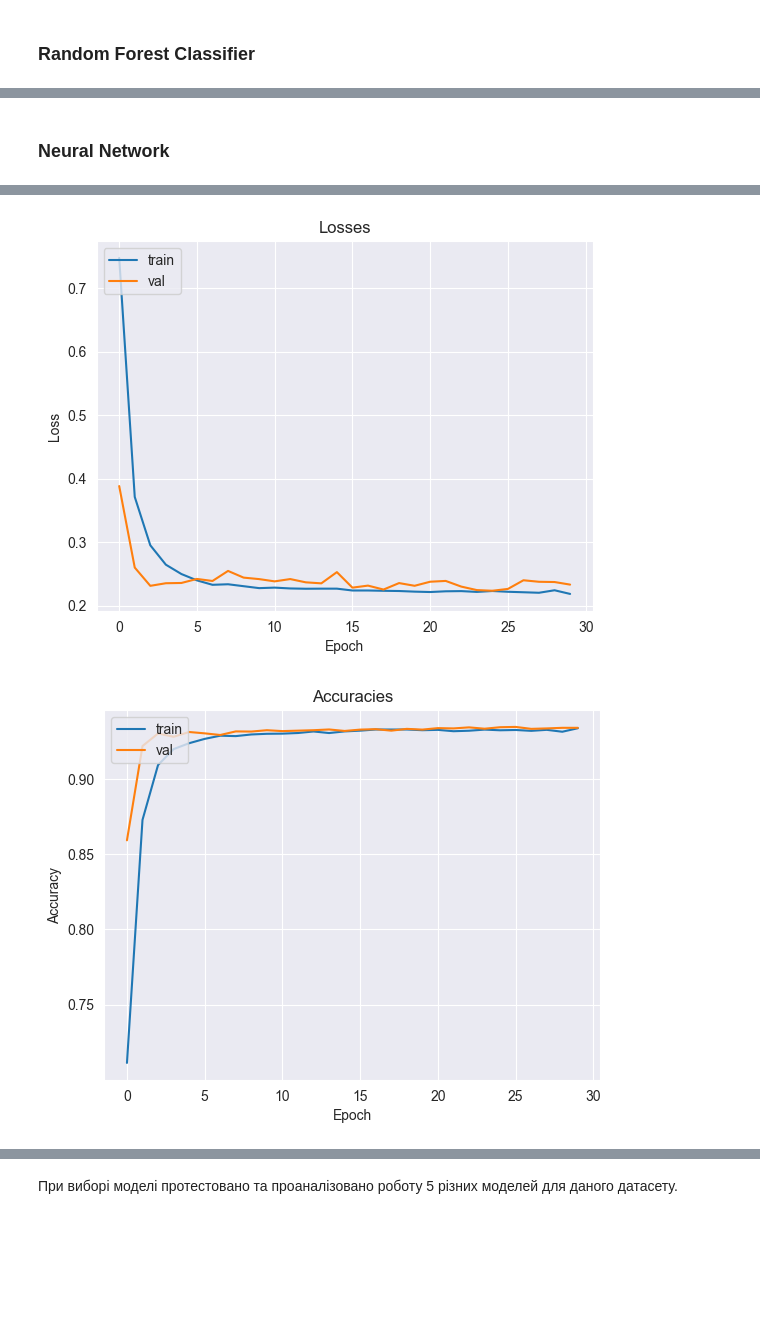
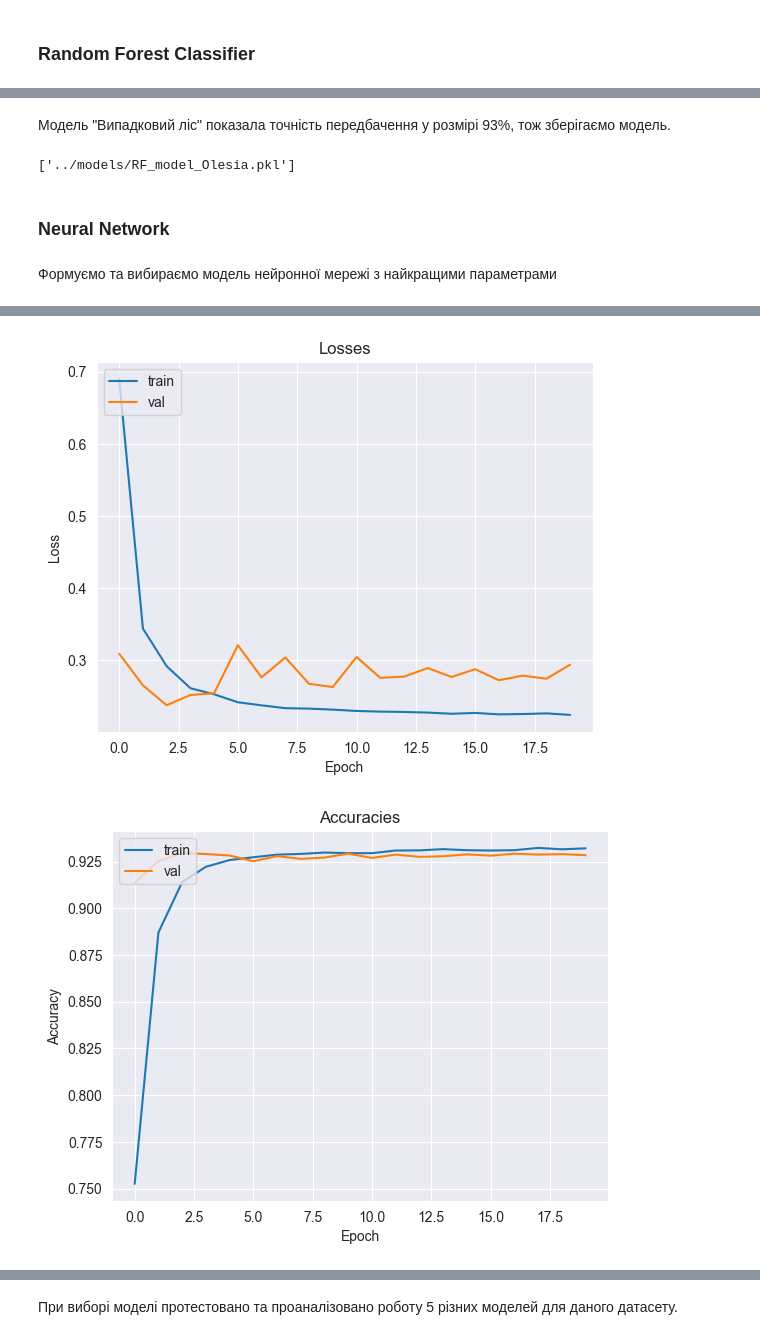
Before and after one commit to serzhu/DS_final_project, a Jupyter notebook: notebooks/testing_models.ipynb, the cells around one changed output, grey strips where cells are left out. Drawn from its saved outputs; the diff is of its cells as text; code cells hidden in the pictures; blank space fills up the shorter version.

Commit message:
add Olesia files

```diff
--- a/notebooks/testing_models.ipynb
+++ b/notebooks/testing_models.ipynb
@@ -400,14 +513,8 @@ Fitting 5 folds for each of 16 candidates, totalling 80 fits
 # %%
-model = LinearSVC(C=0.1, loss='squared_hinge', penalty='l1')
+model = LinearSVC(C=0.1, penalty='l1')
 
-selector = RFE(model, n_features_to_select=5, step=1)
-selector = selector.fit(X_train, y_train)
-
-linear_X_train_selected = selector.transform(X_train)
-linear_X_test_selected = selector.transform(X_test)
-
-model.fit(linear_X_train_selected, y_train)
-y_pred = model.predict(linear_X_test_selected)
+model.fit(X_train_scaler, y_train)
+y_pred = model.predict(X_test_scaler)
 
 print(accuracy_score(y_test, y_pred))
 
@@ -475,5 +606,5 @@ Fitting 5 folds for each of 3 candidates, totalling 15 fits
 # %%
-model = DecisionTreeClassifier(criterion='log_loss')
+model = DecisionTreeClassifier(criterion='entropy')
 
 selector = RFE(model, n_features_to_select=5, step=1)
 selector = selector.fit(X_train, y_train)
@@ -521,9 +690,9 @@ from sklearn.ensemble import RandomForestClassifier
 # %%
 param_grid = {
     'n_estimators': [100, 200, 300],
-    'max_depth': [None, 5, 10],
-    'max_features': ['sqrt', 'log2'],
-    'min_samples_leaf': [1, 4]
+    'max_depth': [5, 10],
+    'min_samples_leaf': [1, 4, 8],
+    'min_samples_split': [2, 5, 10]
 }
 
 rf_model = RandomForestClassifier(random_state=42)
@@ -558,14 +729,8 @@ Fitting 5 folds for each of 36 candidates, totalling 180 fits
 # %%
-model = RandomForestClassifier(max_depth=None, max_features='sqrt', min_samples_leaf=4, n_estimators=300)
+model = RandomForestClassifier(max_depth=10, min_samples_leaf=1, min_samples_split=10, n_estimators=200)
 
-selector = RFE(model, n_features_to_select=5, step=1)
-selector = selector.fit(X_train, y_train)
-
-linear_X_train_selected = selector.transform(X_train)
-linear_X_test_selected = selector.transform(X_test)
-
-model.fit(linear_X_train_selected, y_train)
-y_pred = model.predict(linear_X_test_selected)
+model.fit(X_train_scaler, y_train)
+y_pred = model.predict(X_test_scaler)
 
 print(accuracy_score(y_test, y_pred))
 
@@ -600,4 +778,12 @@ weighted avg       0.94      0.94      0.94     21568
+# %% [markdown]
+Модель "Випадковий ліс" показала точність передбачення у розмірі 93%, тож зберігаємо модель.
+# %%
+joblib.dump(model,'../models/RF_model_Olesia.pkl')
+# %% [output]
+['../models/RF_model_Olesia.pkl']
 # %% [markdown]
 ### Neural Network
+# %% [markdown]
+Формуємо та вибираємо модель нейронної мережі з найкращими параметрами
 # %%
 from keras.models import Sequential
@@ -612,9 +799,9 @@ model.add(Dense(1, activation='sigmoid'))
 model.compile(optimizer='adam', loss='binary_crossentropy', metrics=['accuracy'])
 # %%
 history = model.fit(
-    X_train, y_train, epochs=30,
+    X_train, y_train, epochs=20,
     batch_size=32,
-    validation_split=0.2,
+    validation_split=0.3
 )
 
 plt.plot(history.history['loss'])
@@ -653,4 +840,4 @@ Epoch 30/30
-[figure, old version]
+[figure, new version]
-[figure, old version]
+[figure, new version]
 # %%
 model = Sequential()
```
Also changed, not shown: parts of 89 cells of this notebook, 9 other files.
